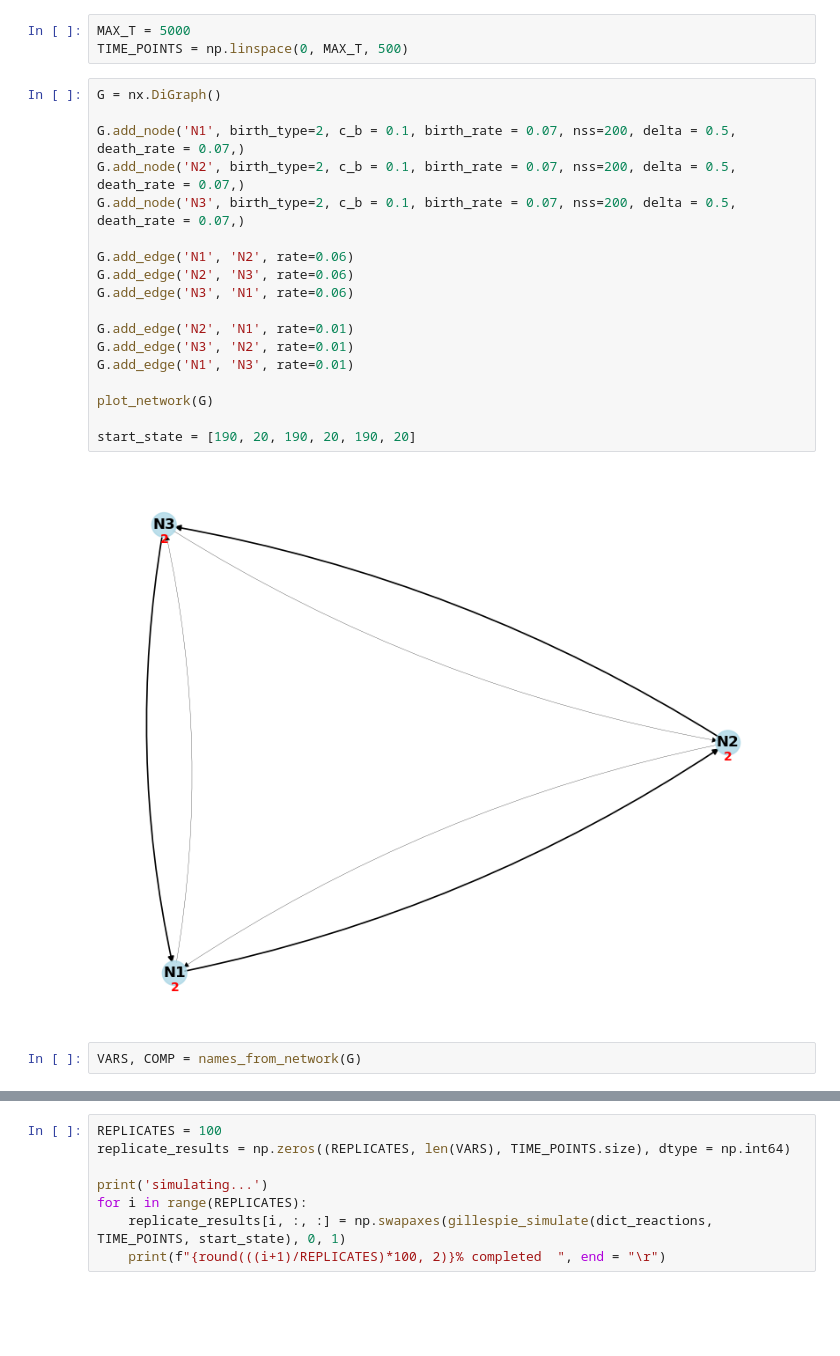
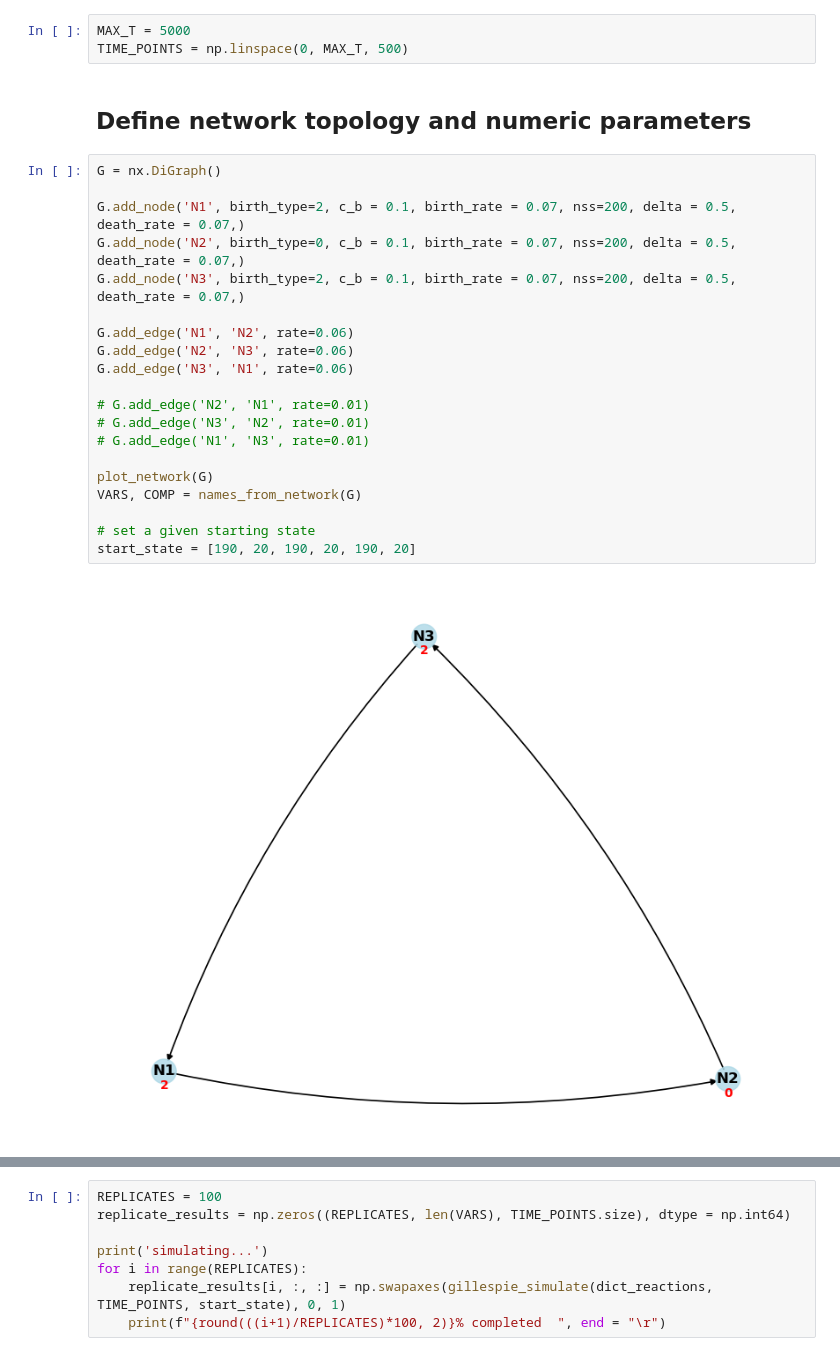
Before and after one commit to dkornai/SSD-in-Neurons, a Jupyter notebook: simulate_from_network.ipynb, the cells around one changed output, grey strips where cells are left out. Drawn from its saved outputs; the diff is of its cells as text; blank space fills up the shorter version.

```diff
--- a/simulate_from_network.ipynb
+++ b/simulate_from_network.ipynb
@@ -11,25 +11,27 @@ from sim_from_network import names_from_network, gillespie_reaction_dict_from_ne
 # %%
 MAX_T = 5000
 TIME_POINTS = np.linspace(0, MAX_T, 500)
+# %% [markdown]
+## Define network topology and numeric parameters
 # %%
 G = nx.DiGraph()
 
 G.add_node('N1', birth_type=2, c_b = 0.1, birth_rate = 0.07, nss=200, delta = 0.5, death_rate = 0.07,)
-G.add_node('N2', birth_type=2, c_b = 0.1, birth_rate = 0.07, nss=200, delta = 0.5, death_rate = 0.07,)
+G.add_node('N2', birth_type=0, c_b = 0.1, birth_rate = 0.07, nss=200, delta = 0.5, death_rate = 0.07,)
 G.add_node('N3', birth_type=2, c_b = 0.1, birth_rate = 0.07, nss=200, delta = 0.5, death_rate = 0.07,)
 
 G.add_edge('N1', 'N2', rate=0.06)
 G.add_edge('N2', 'N3', rate=0.06)
 G.add_edge('N3', 'N1', rate=0.06)
 
-G.add_edge('N2', 'N1', rate=0.01)
-G.add_edge('N3', 'N2', rate=0.01)
-G.add_edge('N1', 'N3', rate=0.01)
+# G.add_edge('N2', 'N1', rate=0.01)
+# G.add_edge('N3', 'N2', rate=0.01)
+# G.add_edge('N1', 'N3', rate=0.01)
 
 plot_network(G)
+VARS, COMP = names_from_network(G)
 
+# set a given starting state
 start_state = [190, 20, 190, 20, 190, 20]
 # %% [output]
-[figure, old version]
+[figure, new version]
-# %%
-VARS, COMP = names_from_network(G)
```
Also changed, not shown: parts of 7 cells of this notebook, 12 other files.
